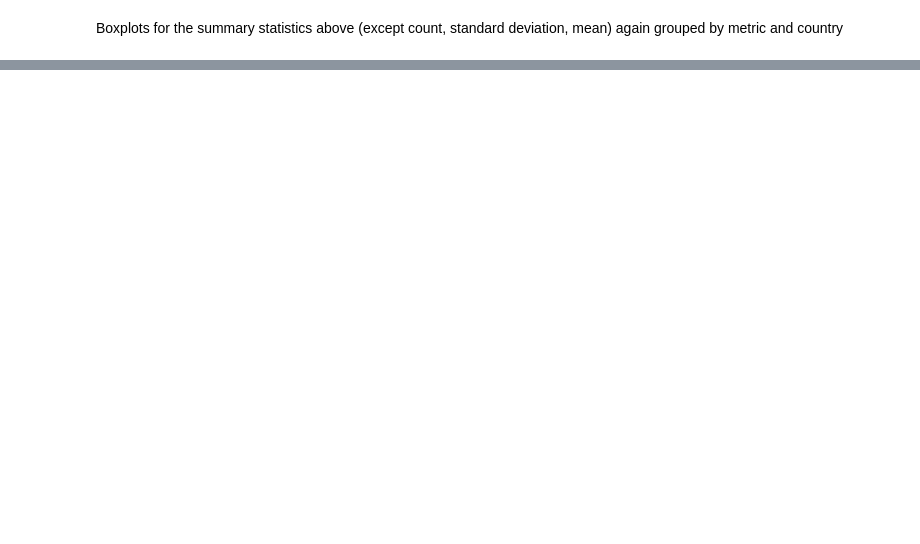
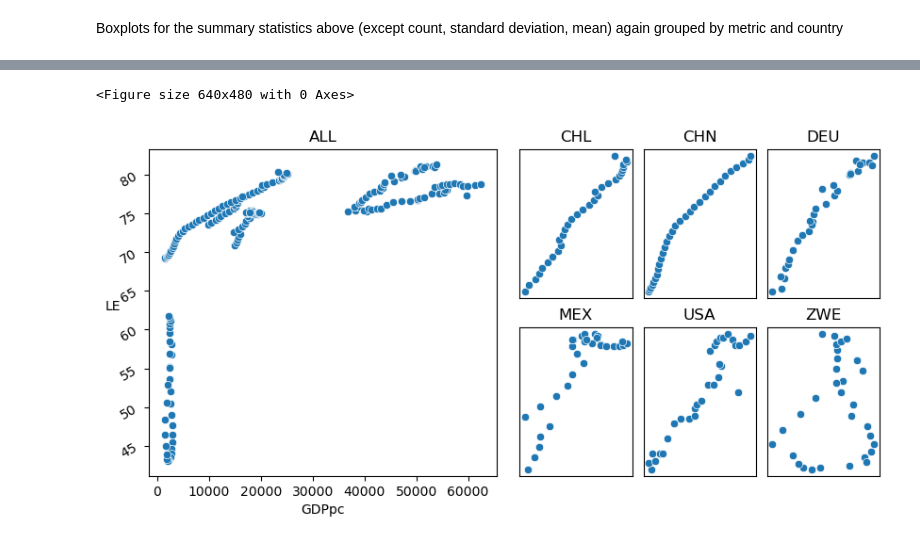
Before and after one commit to MaximilianHauser/CC_DS21_Life_Expectancy_and_GDP, a Jupyter notebook: life_expectancy_gdp.ipynb, the cells around one changed output, grey strips where cells are left out. Drawn from its saved outputs; the diff is of its cells as text; code cells hidden in the pictures; blank space fills up the shorter version.

```diff
--- a/life_expectancy_gdp.ipynb
+++ b/life_expectancy_gdp.ipynb
@@ -209,0 +383,76 @@ Boxplots for the summary statistics above (except count, standard deviation, mea
+# %%
+# Scatterplots for GDPpc and LE ------------------------------------------------------------------------------------------------ #
+# subsets of wdi_df for scatterplots GDP vs LE ------------------------------------------------------------------------------- #
+all_gdp_wdi_sdf = wdi_df[["GDPpc", "LE"]]
+chl_gdp_wdi_sdf = wdi_df.loc[wdi_df["Country"] == "CHL"]
+chn_gdp_wdi_sdf = wdi_df.loc[wdi_df["Country"] == "CHN"]
+deu_gdp_wdi_sdf = wdi_df.loc[wdi_df["Country"] == "DEU"]
+mex_gdp_wdi_sdf = wdi_df.loc[wdi_df["Country"] == "MEX"]
+usa_gdp_wdi_sdf = wdi_df.loc[wdi_df["Country"] == "USA"]
+zwe_gdp_wdi_sdf = wdi_df.loc[wdi_df["Country"] == "ZWE"]
+
+# figure and plots ----------------------------------------------------------------------------------------------------------- #
+
+plt.clf()
+
+fig = plt.figure(figsize=(10,4.5))
+fig.subplots_adjust(hspace=0.2, wspace=0.1)
+
+ax = fig.add_subplot(2, 6, 4)
+sns.scatterplot(data=chl_gdp_wdi_sdf, x="GDPpc", y="LE", ax=ax)
+plt.title("CHL")
+plt.xlabel("")
+plt.ylabel("")
+plt.xticks(ticks=[])
+plt.yticks(ticks=[])
+
+ax = fig.add_subplot(2, 6, 5)
+sns.scatterplot(data=chn_gdp_wdi_sdf, x="GDPpc", y="LE", ax=ax)
+plt.title("CHN")
+plt.xlabel("")
+plt.ylabel("")
+plt.xticks(ticks=[])
+plt.yticks(ticks=[])
+
+ax = fig.add_subplot(2, 6, 6)
+sns.scatterplot(data=deu_gdp_wdi_sdf, x="GDPpc", y="LE", ax=ax)
+plt.title("DEU")
+plt.xlabel("")
+plt.ylabel("")
+plt.xticks(ticks=[])
+plt.yticks(ticks=[])
+
+ax = fig.add_subplot(2, 6, 10)
+sns.scatterplot(data=mex_gdp_wdi_sdf, x="GDPpc", y="LE", ax=ax)
+plt.title("MEX")
+plt.xlabel("")
+plt.ylabel("")
+plt.xticks(ticks=[])
+plt.yticks(ticks=[])
+
+ax = fig.add_subplot(2, 6, 11)
+sns.scatterplot(data=usa_gdp_wdi_sdf, x="GDPpc", y="LE", ax=ax)
+plt.title("USA")
+plt.xlabel("")
+plt.ylabel("")
+plt.xticks(ticks=[])
+plt.yticks(ticks=[])
+
+ax = fig.add_subplot(2, 6, 12)
+sns.scatterplot(data=zwe_gdp_wdi_sdf, x="GDPpc", y="LE", ax=ax)
+plt.title("ZWE")
+plt.xlabel("")
+plt.ylabel("")
+plt.xticks(ticks=[])
+plt.yticks(ticks=[])
+
+ax = fig.add_subplot(1, 2, 1)
+sns.scatterplot(data=all_gdp_wdi_sdf, x="GDPpc", y="LE", ax=ax)
+plt.yticks(rotation=30)
+plt.ylabel("LE", rotation=0)
+plt.title("ALL")
+
+plt.show()
+# %% [output]
+<Figure size 640x480 with 0 Axes>
+[figure, added]
```
Also changed, not shown: parts of 10 cells of this notebook.
